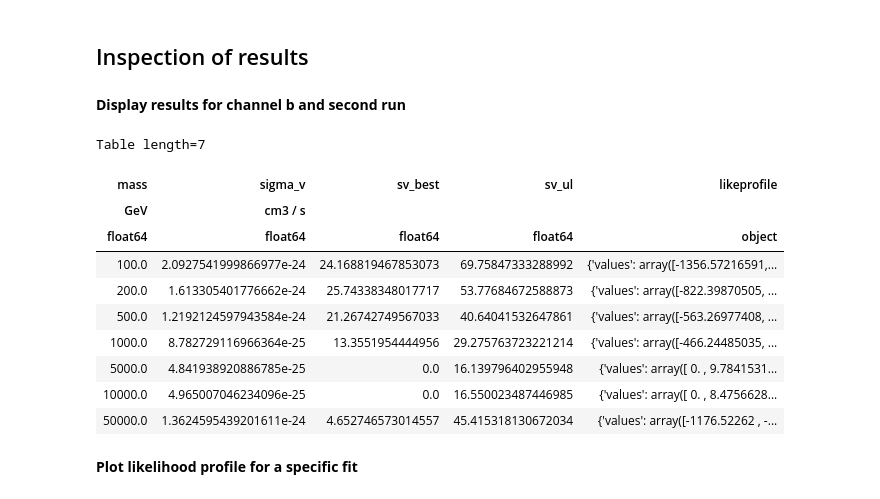
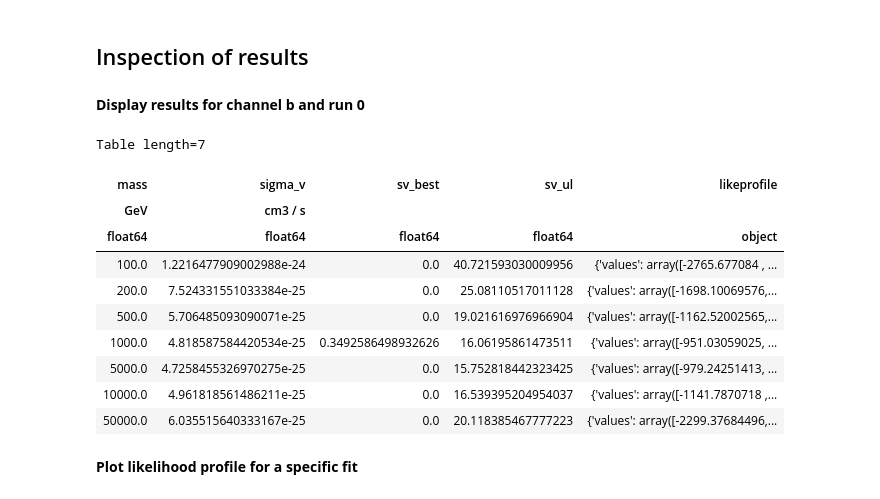
Before and after one commit to peroju/dm-gammapy, a Jupyter notebook: notebooks/DarkMatterUseCaseSigmaVEstimator.ipynb, the cells around one changed output. Cells and saved outputs as stored; diff of their text form; code cells hidden in the pictures.

```diff
--- a/notebooks/DarkMatterUseCaseSigmaVEstimator.ipynb
+++ b/notebooks/DarkMatterUseCaseSigmaVEstimator.ipynb
@@ -125,3 +114,21 @@ dataset = SpectrumDatasetOnOff(
+# %%
+dataset = DMDatasetOnOff(
+    aeff=aeff,
+    model=flux_model,
+    livetime=livetime,
+    acceptance=1,
+    acceptance_off=5,
+)
+# %%
+nuissance = dict(
+    j=JFAC,
+    jobs=JFAC,
+    sigmaj=0.1*JFAC,
+    #width=5,
+    #steps=15,
+)
+dataset.nuissance = nuissance
+#dataset.check_nuissance() is True if valid values for nuissance are defined in the dataset.
 # %% [markdown]
 **Enable inspection**
 # %%
@@ -139,7 +167,7 @@ estimator = SigmaVEstimator(dataset, masses, channels, background_model=bkg, jfa
 **Run estimator and fetch results**
 # %%
 %%time
-likelihood_profile_opts=dict(bounds=50, nvalues=50)
-result = estimator.run(10, likelihood_profile_opts=likelihood_profile_opts)
-#result = estimator.run(30)
+#likelihood_profile_opts=dict(bounds=50, nvalues=50)
+result = estimator.run(runs=10, nuissance=True)
+#if nuissance = True the process takes the nuissance parameters into account.
 # %% [output]
@@ -148,21 +182,21 @@ Wall time: 46.2 s
 # %% [markdown]
 ## Inspection of results
 # %% [markdown]
-**Display results for channel b and second run**
+**Display results for channel b and run 0**
 # %%
 cols = ["mass", "sigma_v", "sv_best", "sv_ul", "likeprofile"]
-result["runs"]["b"][5][cols]
+result["runs"]["b"][0][cols]
 # %% [output]
 Table length=7
 | mass | sigma_v | sv_best | sv_ul | likeprofile |
 | GeV | cm3 / s |  |  |  |
 | float64 | float64 | float64 | float64 | object |
-| 100.0 | 2.0927541999866977e-24 | 24.168819467853073 | 69.75847333288992 | {'values': array([-1356.57216591,... |
-| 200.0 | 1.613305401776662e-24 | 25.74338348017717 | 53.77684672588873 | {'values': array([-822.39870505, ... |
-| 500.0 | 1.2192124597943584e-24 | 21.26742749567033 | 40.64041532647861 | {'values': array([-563.26977408, ... |
-| 1000.0 | 8.782729116966364e-25 | 13.3551954444956 | 29.275763723221214 | {'values': array([-466.24485035, ... |
-| 5000.0 | 4.841938920886785e-25 | 0.0 | 16.139796402955948 | {'values': array([ 0. , 9.7841531... |
-| 10000.0 | 4.965007046234096e-25 | 0.0 | 16.550023487446985 | {'values': array([ 0. , 8.4756628... |
-| 50000.0 | 1.3624595439201611e-24 | 4.652746573014557 | 45.415318130672034 | {'values': array([-1176.52262 , -... |
+| 100.0 | 1.2216477909002988e-24 | 0.0 | 40.721593030009956 | {'values': array([-2765.677084 , ... |
+| 200.0 | 7.524331551033384e-25 | 0.0 | 25.08110517011128 | {'values': array([-1698.10069576,... |
+| 500.0 | 5.706485093090071e-25 | 0.0 | 19.021616976966904 | {'values': array([-1162.52002565,... |
+| 1000.0 | 4.818587584420534e-25 | 0.3492586498932626 | 16.06195861473511 | {'values': array([-951.03059025, ... |
+| 5000.0 | 4.7258455326970275e-25 | 0.0 | 15.752818442323425 | {'values': array([-979.24251413, ... |
+| 10000.0 | 4.961818561486211e-25 | 0.0 | 16.539395204954037 | {'values': array([-1141.7870718 ,... |
+| 50000.0 | 6.035515640333167e-25 | 0.0 | 20.118385467777223 | {'values': array([-2299.37684496,... |
 # %% [markdown]
 **Plot likelihood profile for a specific fit**
```
Also changed, not shown: parts of 11 cells of this notebook.
